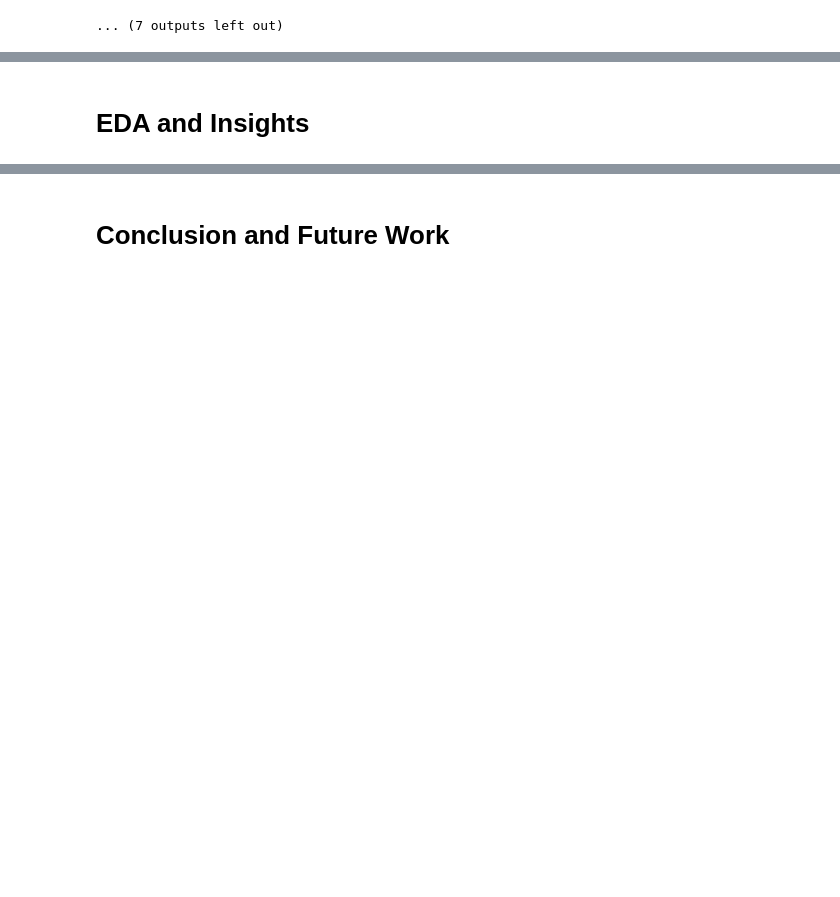
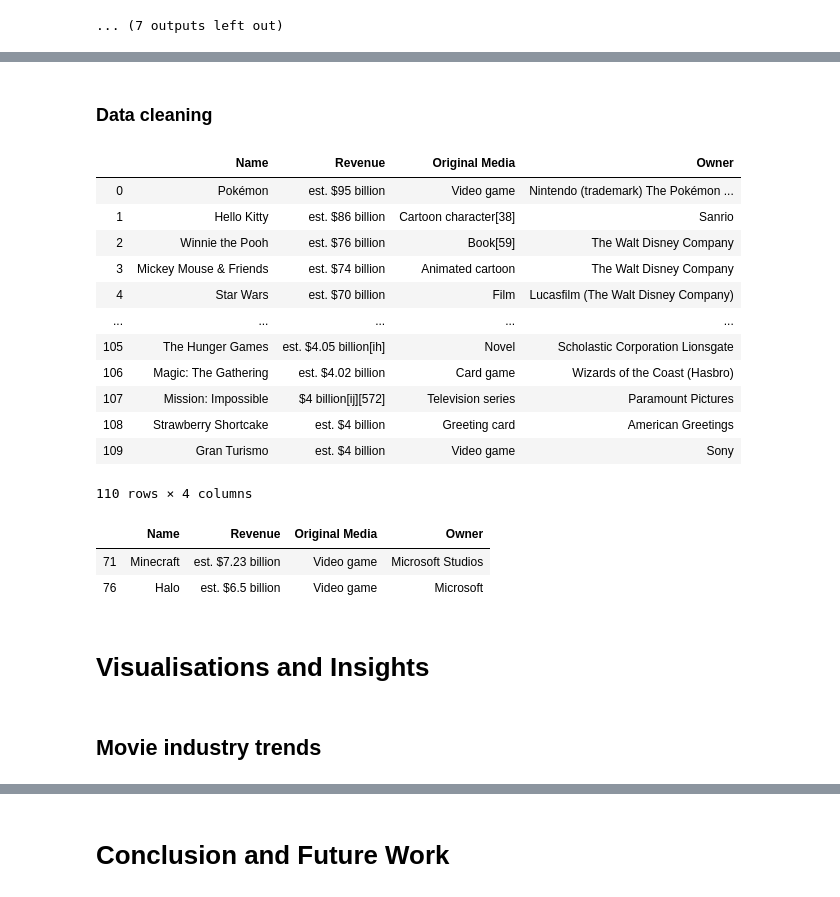
Before and after one commit to nadinezab/making-movies, a Jupyter notebook: Making Movies.ipynb, the cells around one changed output, grey strips where cells are left out. Saved outputs shown, nothing was run; the diff lists cells and outputs as text; code cells hidden in the pictures; blank space fills up the shorter version.

```diff
--- a/Making Movies.ipynb
+++ b/Making Movies.ipynb
@@ -113,0 +325,16 @@ imdb_title_basics
+# %%
+# Do the same process to extract the second table
+table4bil = tables[1]
+
+# Seperate each entry in the table - start as 1 as 0 is just header
+entries = table4bil.findAll('tr')[1:]
+
+# Investigate first entry
+entry = entries[0]
+
+#note indices 0,2,4,6  below are different as previous table had an additional index column
+name = entry.findAll('td')[0].text.strip()
+revenue = entry.findAll('td')[2].text.strip().replace("\n","")
+originalmedia = entry.findAll('td')[4].text.replace("\n","")
+owner = entry.findAll('td')[6].text.replace("\n","")
+print(f"Name: {name}, Revenue: {revenue}, Original media : {originalmedia}, Owner: {owner}")
@@ -113,0 +343,11 @@ imdb_title_basics
+# %%
+# Create lists
+names = [entry.findAll('td')[0].text.strip() for entry in entries]
+revenues = [entry.findAll('td')[2].text.strip().replace("\n","") for entry in entries]
+originalmedias = [entry.findAll('td')[4].text.replace("\n","") for entry in entries]
+owners = [entry.findAll('td')[6].text.replace("\n","") for entry in entries]
+# %%
+# Create dataframe from lists
+df_franchisesover4b = pd.DataFrame([names, revenues, originalmedias, owners]).transpose()
+df_franchisesover4b.columns = ['Name', 'Revenue', 'Original Media', 'Owner']
+df_franchisesover4b.head()
@@ -113,0 +361,4 @@ imdb_title_basics
+# %%
+# Join both tables
+df_franchises = df_franchisesover10b.append(df_franchisesover4b)
+df_franchises.head()
@@ -113,0 +372,21 @@ imdb_title_basics
+# %% [markdown]
+### Data cleaning
+# %%
+# Reset index
+df_franchises = df_franchises.reset_index()
+df_franchises = df_franchises.drop('index', axis = 1)
+df_franchises
+# %% [output]
+|  | Name | Revenue | Original Media | Owner |
+| 0 | Pokémon | est. $95 billion | Video game | Nintendo (trademark) The Pokémon ... |
+| 1 | Hello Kitty | est. $86 billion | Cartoon character[38] | Sanrio |
+| 2 | Winnie the Pooh | est. $76 billion | Book[59] | The Walt Disney Company |
+| 3 | Mickey Mouse & Friends | est. $74 billion | Animated cartoon | The Walt Disney Company |
+| 4 | Star Wars | est. $70 billion | Film | Lucasfilm (The Walt Disney Company) |
+| ... | ... | ... | ... | ... |
+| 105 | The Hunger Games | est. $4.05 billion[ih] | Novel | Scholastic Corporation Lionsgate |
+| 106 | Magic: The Gathering | est. $4.02 billion | Card game | Wizards of the Coast (Hasbro) |
+| 107 | Mission: Impossible | $4 billion[ij][572] | Television series | Paramount Pictures |
+| 108 | Strawberry Shortcake | est. $4 billion | Greeting card | American Greetings |
+| 109 | Gran Turismo | est. $4 billion | Video game | Sony |
+110 rows × 4 columns
@@ -114,2 +398,10 @@ imdb_title_basics
+# %%
+microsoft_franchises
+# %% [output]
+|  | Name | Revenue | Original Media | Owner |
+| 71 | Minecraft | est. $7.23 billion | Video game | Microsoft Studios |
+| 76 | Halo | est. $6.5 billion | Video game | Microsoft |
 # %% [markdown]
-# EDA and Insights
+# Visualisations and Insights
+# %% [markdown]
+## Movie industry trends
```
Also changed, not shown: parts of 38 cells of this notebook.
